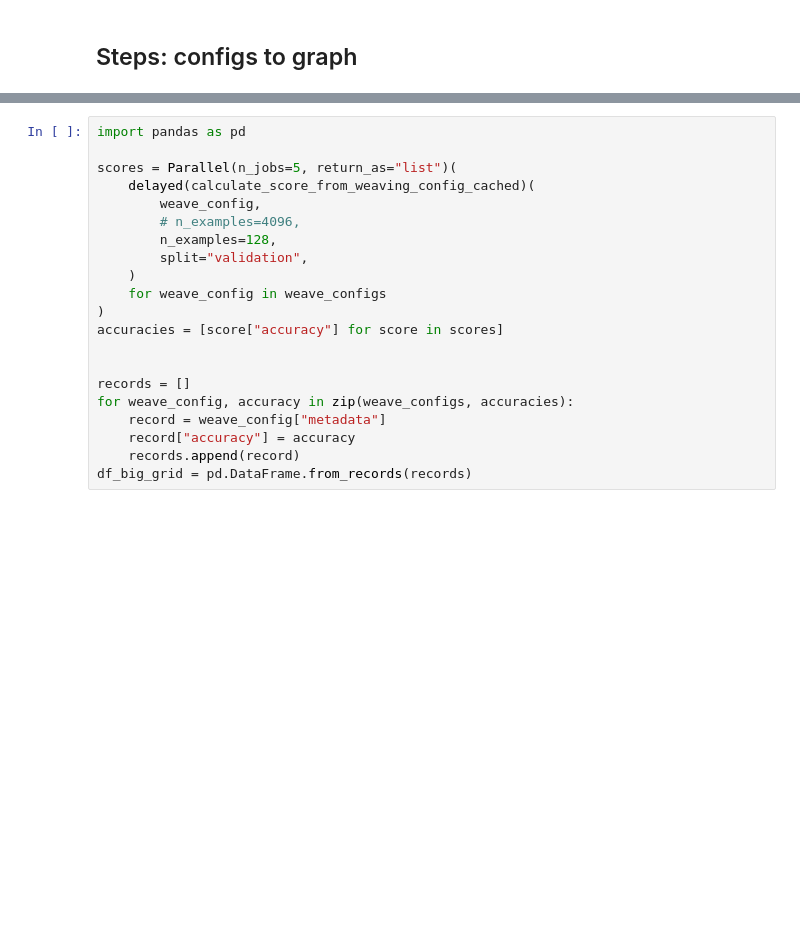
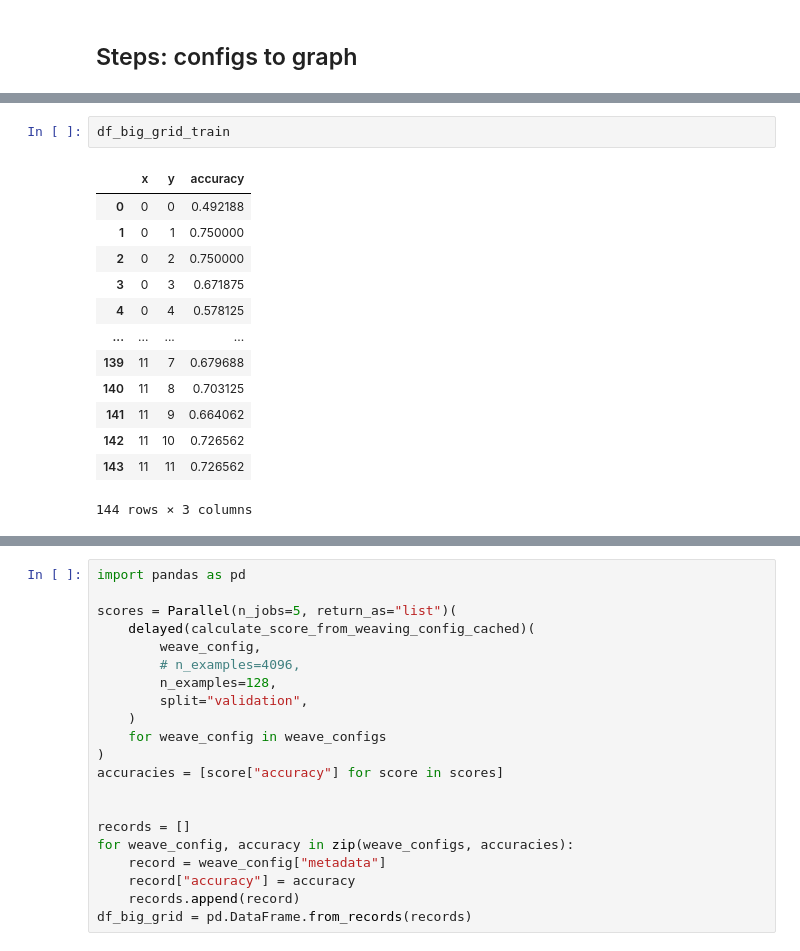
Before and after one commit to rhymeswithlion/llm-weaver, a Jupyter notebook: notebooks/end-to-end-BC-2023-11-27-transitions-heatmap-roberta-base-sst2.ipynb, the cells around one changed output, grey strips where cells are left out. Saved outputs shown, nothing was run; the diff lists cells and outputs as text; blank space fills up the shorter version.

```diff
--- a/notebooks/end-to-end-BC-2023-11-27-transitions-heatmap-roberta-base-sst2.ipynb
+++ b/notebooks/end-to-end-BC-2023-11-27-transitions-heatmap-roberta-base-sst2.ipynb
@@ -141,0 +275,16 @@ If your task is similar to the task the model of the checkpoint was trained on,
+# %%
+df_big_grid_train
+# %% [output]
+|  | x | y | accuracy |
+| 0 | 0 | 0 | 0.492188 |
+| 1 | 0 | 1 | 0.750000 |
+| 2 | 0 | 2 | 0.750000 |
+| 3 | 0 | 3 | 0.671875 |
+| 4 | 0 | 4 | 0.578125 |
+| ... | ... | ... | ... |
+| 139 | 11 | 7 | 0.679688 |
+| 140 | 11 | 8 | 0.703125 |
+| 141 | 11 | 9 | 0.664062 |
+| 142 | 11 | 10 | 0.726562 |
+| 143 | 11 | 11 | 0.726562 |
+144 rows × 3 columns
```
Also changed, not shown: parts of 4 cells of this notebook.
